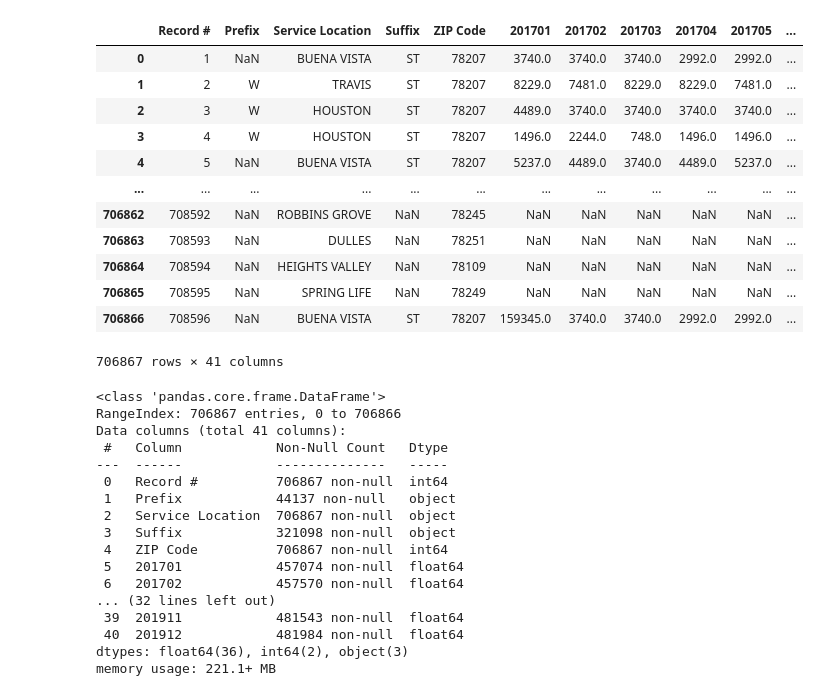
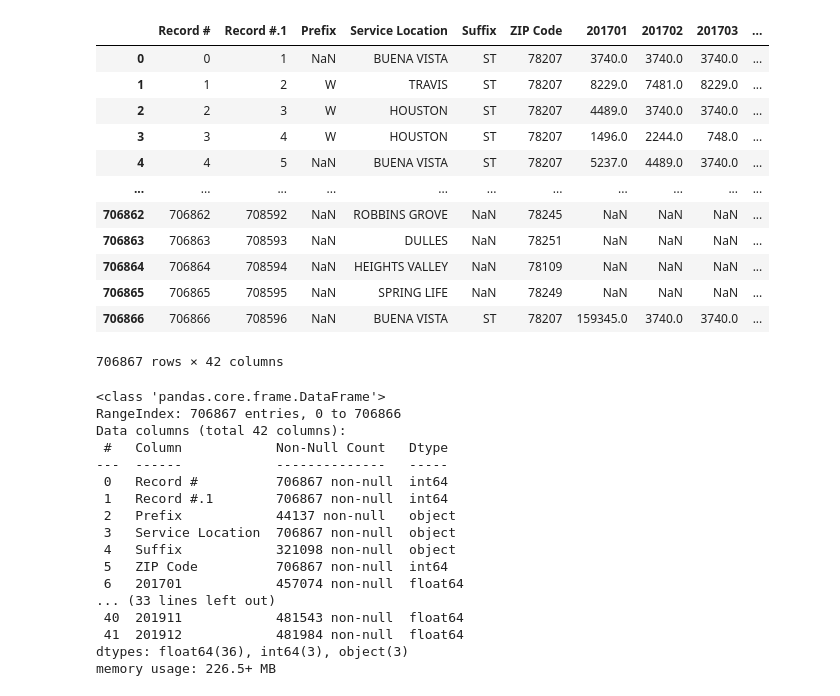
Before and after one commit to we-came-we-SAWS-we-conquered/saws-capstone-project, a Jupyter notebook: ryan-repo/explore_consumption.ipynb, the cells around one changed output. Drawn from its saved outputs; the diff is of its cells as text; code cells hidden in the pictures.

Commit message:
Set up consumption_code for function

```diff
--- a/ryan-repo/explore_consumption.ipynb
+++ b/ryan-repo/explore_consumption.ipynb
@@ -3,39 +4,43 @@ import pandas as pd
 
 import prepare
 # %%
-water = pd.read_excel('https://storage.googleapis.com/sa_saws_data_20/External%20Geekdom%20Data%20April%2021.xlsx')
+if os.path.isfile('water_consumption.csv'):
+    water = pd.read_csv('water_consumption.csv')
+else:
+    water = pd.read_excel('https://storage.googleapis.com/sa_saws_data_20/External%20Geekdom%20Data%20April%2021.xlsx')
+    water.to_csv('water_consumption.csv', index_label='Record #')
 water
 # %% [output]
-|  | Record # | Prefix | Service Location | Suffix | ZIP Code | 201701 | 201702 | 201703 | 201704 | 201705 | ... |
-| 0 | 1 | NaN | BUENA VISTA | ST | 78207 | 3740.0 | 3740.0 | 3740.0 | 2992.0 | 2992.0 | ... |
-| 1 | 2 | W | TRAVIS | ST | 78207 | 8229.0 | 7481.0 | 8229.0 | 8229.0 | 7481.0 | ... |
-| 2 | 3 | W | HOUSTON | ST | 78207 | 4489.0 | 3740.0 | 3740.0 | 3740.0 | 3740.0 | ... |
-| 3 | 4 | W | HOUSTON | ST | 78207 | 1496.0 | 2244.0 | 748.0 | 1496.0 | 1496.0 | ... |
-| 4 | 5 | NaN | BUENA VISTA | ST | 78207 | 5237.0 | 4489.0 | 3740.0 | 4489.0 | 5237.0 | ... |
-| ... | ... | ... | ... | ... | ... | ... | ... | ... | ... | ... | ... |
-| 706862 | 708592 | NaN | ROBBINS GROVE | NaN | 78245 | NaN | NaN | NaN | NaN | NaN | ... |
-| 706863 | 708593 | NaN | DULLES | NaN | 78251 | NaN | NaN | NaN | NaN | NaN | ... |
-| 706864 | 708594 | NaN | HEIGHTS VALLEY | NaN | 78109 | NaN | NaN | NaN | NaN | NaN | ... |
-| 706865 | 708595 | NaN | SPRING LIFE | NaN | 78249 | NaN | NaN | NaN | NaN | NaN | ... |
-| 706866 | 708596 | NaN | BUENA VISTA | ST | 78207 | 159345.0 | 3740.0 | 3740.0 | 2992.0 | 2992.0 | ... |
+|  | Record # | Record #.1 | Prefix | Service Location | Suffix | ZIP Code | 201701 | 201702 | 201703 | ... |
+| 0 | 0 | 1 | NaN | BUENA VISTA | ST | 78207 | 3740.0 | 3740.0 | 3740.0 | ... |
+| 1 | 1 | 2 | W | TRAVIS | ST | 78207 | 8229.0 | 7481.0 | 8229.0 | ... |
+| 2 | 2 | 3 | W | HOUSTON | ST | 78207 | 4489.0 | 3740.0 | 3740.0 | ... |
+| 3 | 3 | 4 | W | HOUSTON | ST | 78207 | 1496.0 | 2244.0 | 748.0 | ... |
+| 4 | 4 | 5 | NaN | BUENA VISTA | ST | 78207 | 5237.0 | 4489.0 | 3740.0 | ... |
+| ... | ... | ... | ... | ... | ... | ... | ... | ... | ... | ... |
+| 706862 | 706862 | 708592 | NaN | ROBBINS GROVE | NaN | 78245 | NaN | NaN | NaN | ... |
+| 706863 | 706863 | 708593 | NaN | DULLES | NaN | 78251 | NaN | NaN | NaN | ... |
+| 706864 | 706864 | 708594 | NaN | HEIGHTS VALLEY | NaN | 78109 | NaN | NaN | NaN | ... |
+| 706865 | 706865 | 708595 | NaN | SPRING LIFE | NaN | 78249 | NaN | NaN | NaN | ... |
+| 706866 | 706866 | 708596 | NaN | BUENA VISTA | ST | 78207 | 159345.0 | 3740.0 | 3740.0 | ... |
-706867 rows × 41 columns
+706867 rows × 42 columns
 # %%
 water.info()
 # %% [output]
 <class 'pandas.core.frame.DataFrame'>
 RangeIndex: 706867 entries, 0 to 706866
-Data columns (total 41 columns):
+Data columns (total 42 columns):
  #   Column            Non-Null Count   Dtype
 ---  ------            --------------   -----
  0   Record #          706867 non-null  int64
- 1   Prefix            44137 non-null   object
- 2   Service Location  706867 non-null  object
- 3   Suffix            321098 non-null  object
- 4   ZIP Code          706867 non-null  int64
- 5   201701            457074 non-null  float64
- 6   201702            457570 non-null  float64
-... (32 lines left out)
- 39  201911            481543 non-null  float64
- 40  201912            481984 non-null  float64
-dtypes: float64(36), int64(2), object(3)
-memory usage: 221.1+ MB
+ 1   Record #.1        706867 non-null  int64
+ 2   Prefix            44137 non-null   object
+ 3   Service Location  706867 non-null  object
+ 4   Suffix            321098 non-null  object
+ 5   ZIP Code          706867 non-null  int64
+ 6   201701            457074 non-null  float64
+... (33 lines left out)
+ 40  201911            481543 non-null  float64
+ 41  201912            481984 non-null  float64
+dtypes: float64(36), int64(3), object(3)
+memory usage: 226.5+ MB
```
Also changed, not shown: parts of 12 cells of this notebook.
